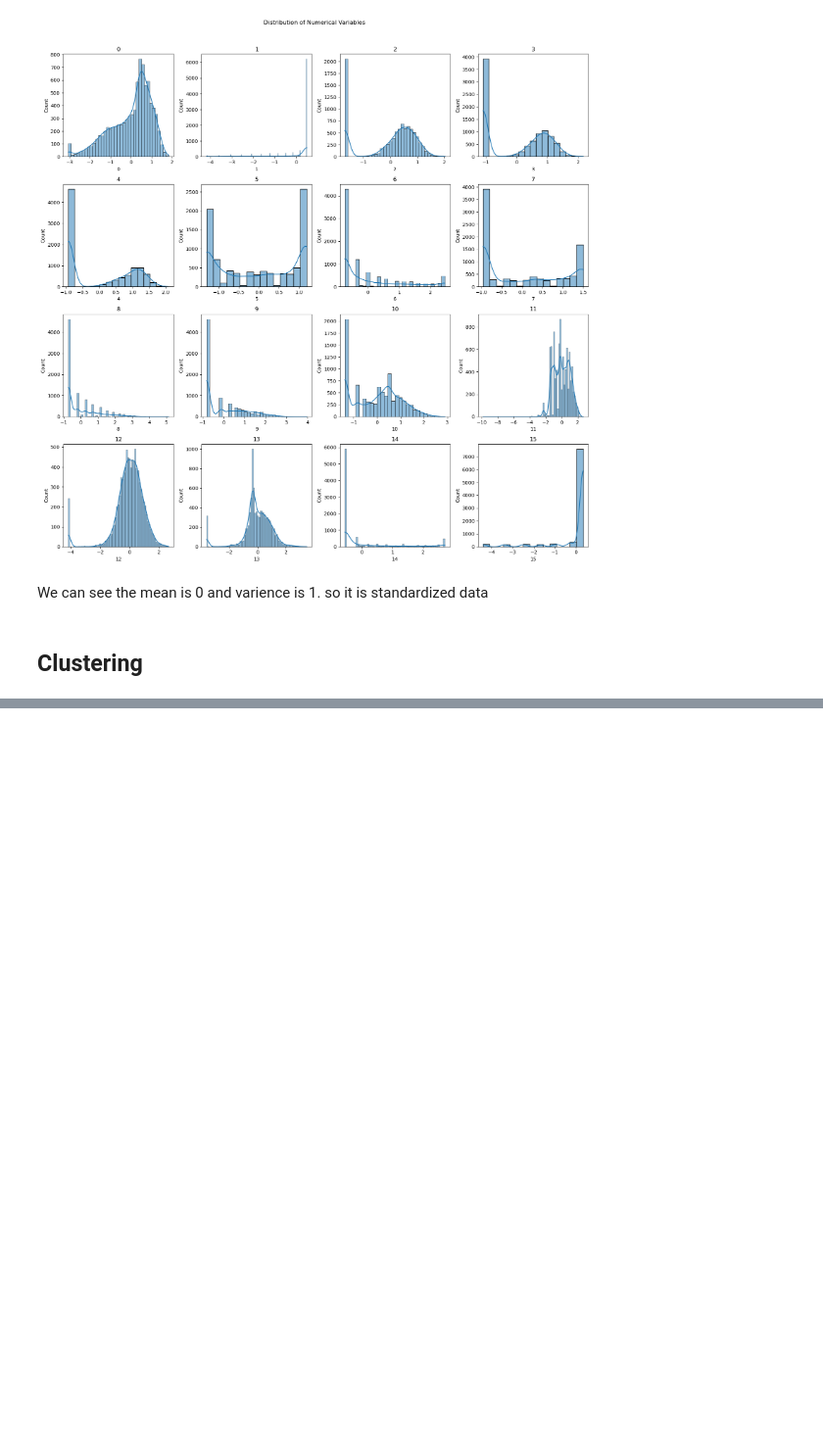
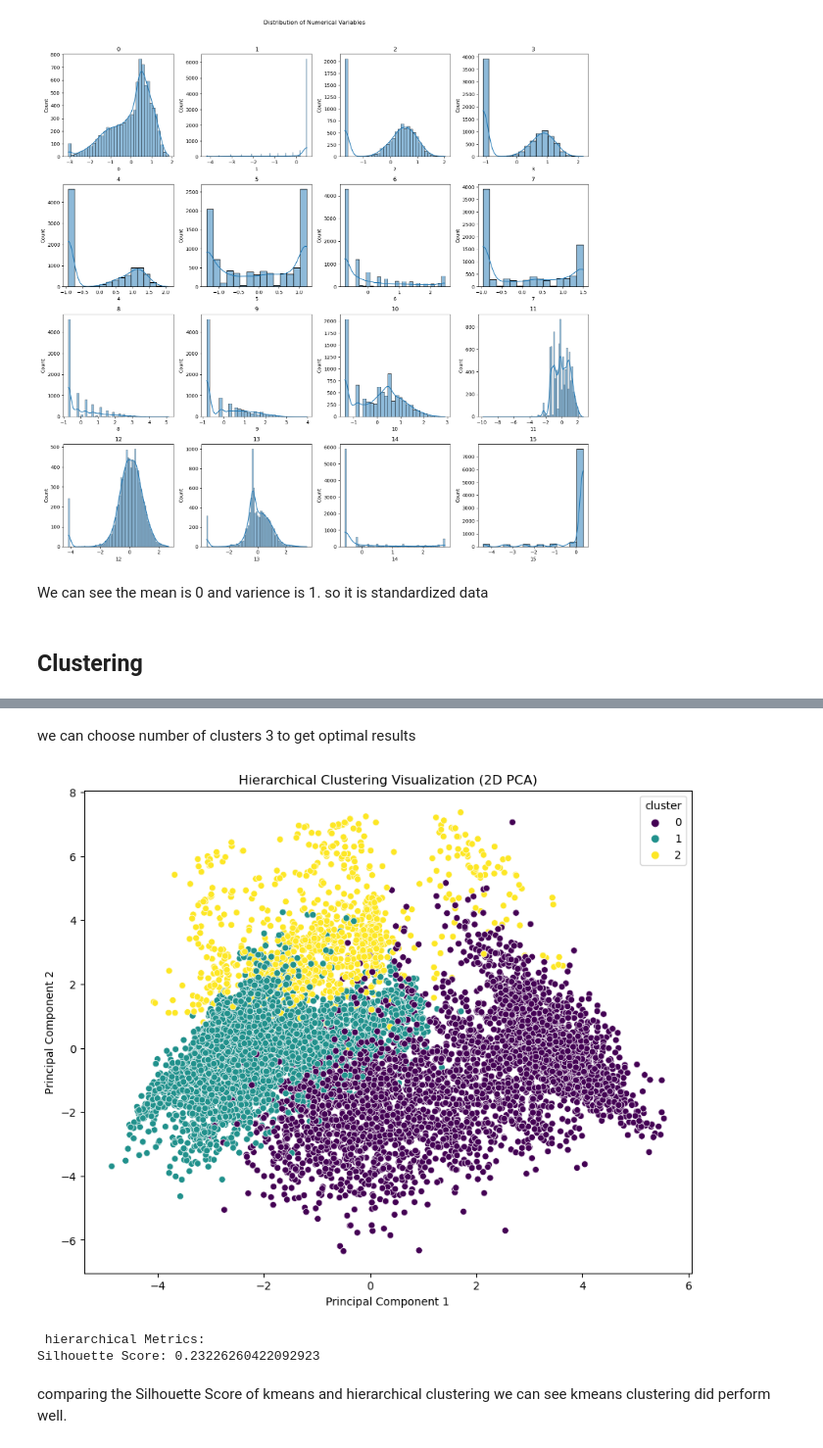
Before and after one commit to VallabhKulkarni-09/customer-Clustering--Credit-Card, a Jupyter notebook: customer.ipynb, the cells around one changed output, grey strips where cells are left out. Shown at 98% size. Saved outputs shown, nothing was run; the diff lists cells and outputs as text; code cells hidden in the pictures; blank space fills up the shorter version.

```diff
--- a/customer.ipynb
+++ b/customer.ipynb
@@ -311,0 +379,33 @@ df.shape
+# %% [markdown]
+we can choose number of clusters 3 to get optimal results
+# %%
+from sklearn.cluster import AgglomerativeClustering
+
+# Apply hierarchical clustering
+n_clusters = 3
+hierarchical_clustering = AgglomerativeClustering(n_clusters=n_clusters)
+data['cluster'] = hierarchical_clustering.fit_predict(data)
+# Visualize the clustered data using PCA for dimensionality reduction
+pca = PCA(n_components=2)
+pca_result = pca.fit_transform(data)
+
+# Create a new DataFrame with the reduced dimensions and cluster labels
+df_pca = pd.DataFrame(data=pca_result, columns=['PC1', 'PC2'])
+df_pca['cluster'] = data['cluster']
+
+# Plot the clustered data
+plt.figure(figsize=(10, 8))
+sns.scatterplot(x='PC1', y='PC2', hue='cluster', data=df_pca, palette='viridis', legend='full')
+plt.title('Hierarchical Clustering Visualization (2D PCA)')
+plt.xlabel('Principal Component 1')
+plt.ylabel('Principal Component 2')
+plt.show()
+silhouette = silhouette_score(data, data['cluster'])
+print("\n hierarchical Metrics:")
+print(f'Silhouette Score: {silhouette}')
+# %% [output]
+[figure, added]
+ hierarchical Metrics:
+Silhouette Score: 0.23226260422092923
+# %% [markdown]
+comparing the Silhouette Score of kmeans and hierarchical clustering we can see kmeans clustering did perform well.
```
Also changed, not shown: parts of 14 cells of this notebook.
